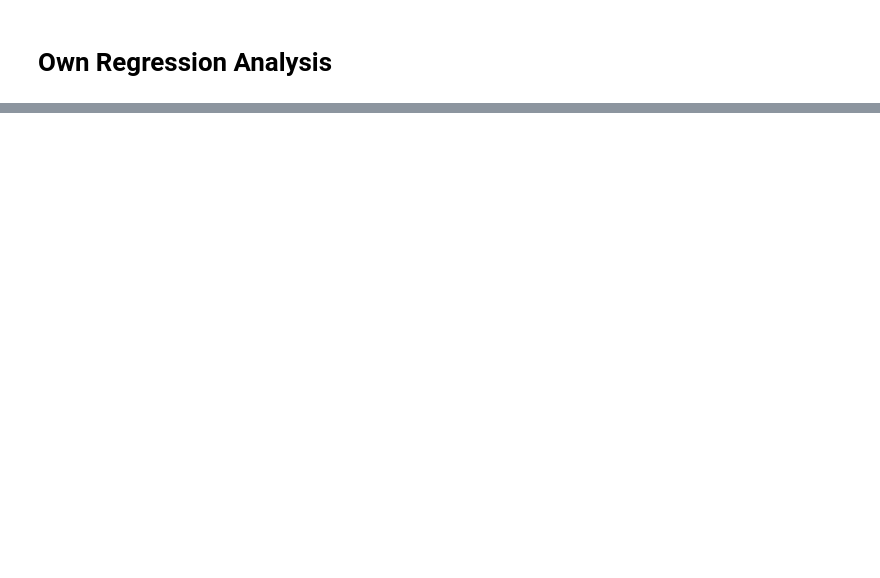
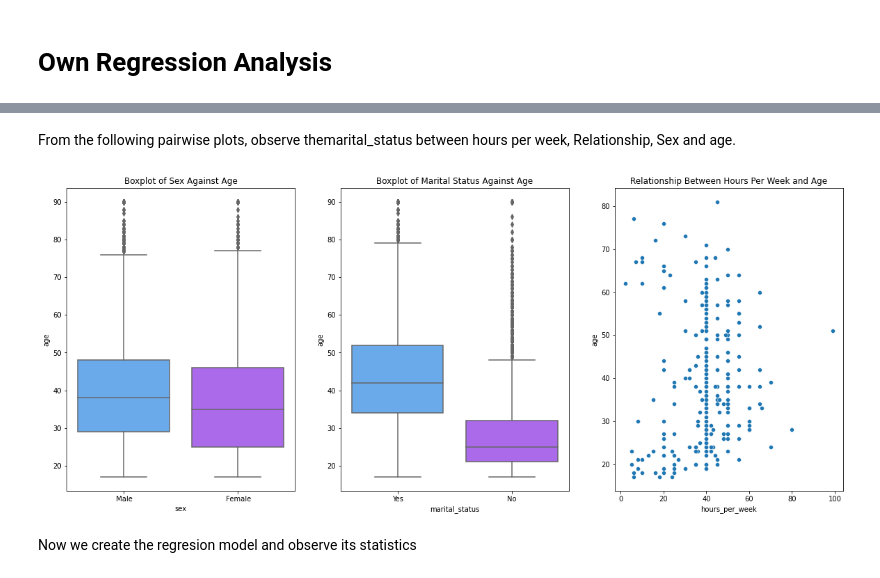
Before and after one commit to TerryTian21/COVID-Data-GUI, a Jupyter notebook: JSC_A2.ipynb, the cells around one changed output, grey strips where cells are left out. Cells and saved outputs as stored; diff of their text form; code cells hidden in the pictures; blank space fills up the shorter version.

```diff
--- a/JSC_A2.ipynb
+++ b/JSC_A2.ipynb
@@ -469,0 +474,15 @@ From the above table we can say:
+# %%
+df = income_df.copy()
+marital_status_map = {
+    ' Never-married':'No',
+    ' Married-civ-spouse':'Yes',
+    ' Married-AF-spouse':'Yes',
+    ' Married-spouse-absent':'Yes',
+    ' Separated':'Yes',
+    ' Divorced':'Yes',
+    ' Widowed':'Yes'
+}
+
+df['marital_status'] = df['marital_status'].map(marital_status_map)
+df = df[['age', 'marital_status', 'hours_per_week', 'sex']]
+df.head(10)
@@ -469,0 +501,20 @@ From the above table we can say:
+# %% [markdown]
+From the following pairwise plots, observe themarital_status between hours per week, Relationship, Sex and age.
+# %%
+
+# Create Figure
+fig, (ax1, ax2, ax3) = plt.subplots(ncols=3, figsize=(20,8))
+
+#titles
+ax1.set_title("Boxplot of Sex Against Age")
+ax2.set_title("Boxplot of Marital Status Against Age")
+ax3.set_title("Relationship Between Hours Per Week and Age")
+
+sns.boxplot(x='sex', y = 'age', palette="cool", data = df, ax = ax1)
+sns.boxplot(x='marital_status', y = 'age', palette="cool", data = df, ax = ax2)
+sns.scatterplot(x='hours_per_week', y = 'age', data = (df.sample(300)), ax = ax3)
+plt.show()
+# %% [output]
+[figure, added]
+# %% [markdown]
+Now we create the regresion model and observe its statistics
```
Also changed, not shown: parts of 4 cells of this notebook.
